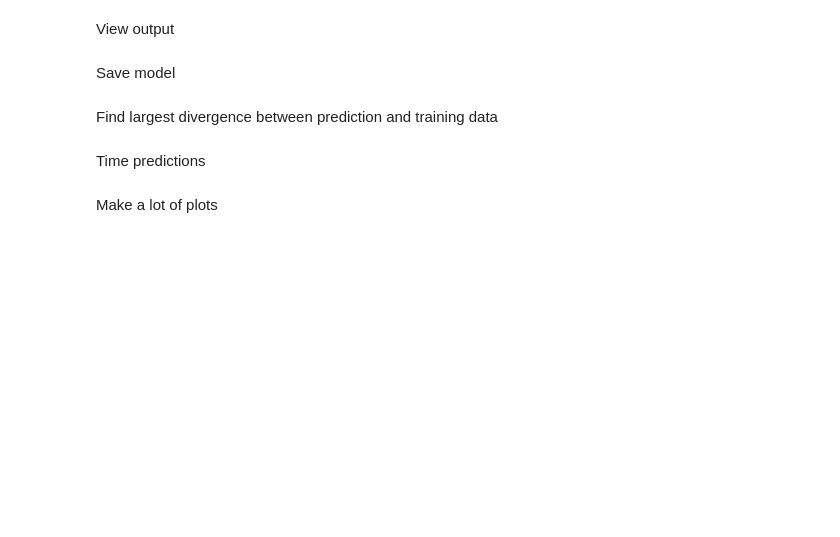
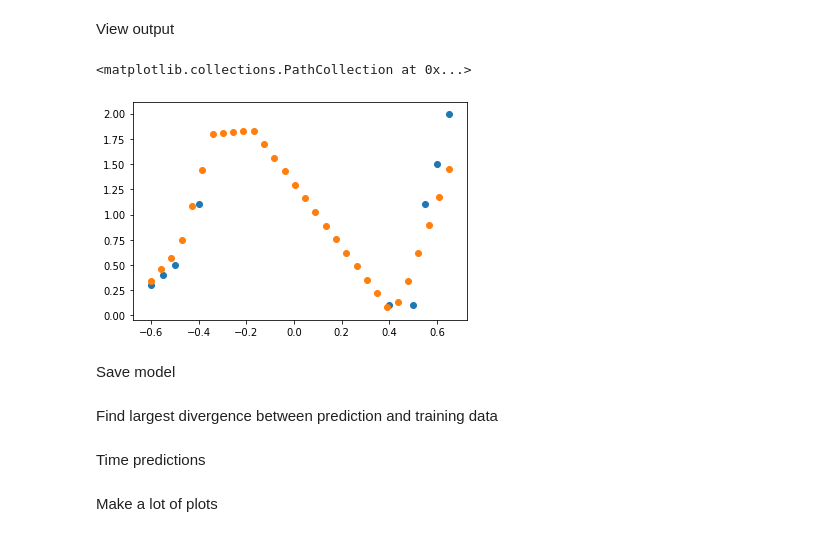
Before and after one commit to gglaubit/amr_capstone, a Jupyter notebook: processing/train_network_ramp_data.ipynb, the cells around one changed output. Saved outputs shown, nothing was run; the diff lists cells and outputs as text; code cells hidden in the pictures; blank space fills up the shorter version.

Commit message:
1 speed ramp predictions

```diff
--- a/processing/train_network_ramp_data.ipynb
+++ b/processing/train_network_ramp_data.ipynb
@@ -16,11 +16,11 @@ tf.random.set_seed(1)
 Set parameters
 # %%
 # file with training input and output data: format is x,y
-input_file = 'RampSuccessData_highlow.csv'
+input_file = 'RampSuccessData_FEB20_filtered.csv'
 
 # names of input/output columns
-inputs = ['length', 'angle']
-outputs = ['low_speed', 'high_speed']
+inputs = ['mu', 'length', 'angle']
+outputs = ['speed']
 
 # these set the input/output dimensions of the network
 input_size = len(inputs)
@@ -52,7 +52,8 @@ Base model
 model = keras.models.Sequential()
 model.add(keras.layers.Dense(input_size, activation='linear'))
 #model.add(keras.layers.Dense(20,activation='relu'))
-model.add(keras.layers.Dense(7,activation='relu'))
+model.add(keras.layers.Dense(5,activation='relu'))
+model.add(keras.layers.Dense(5,activation='relu'))
 #model.add(keras.layers.Dense(4,activation='relu'))
 model.add(keras.layers.Dense(output_size,activation='relu'))
 model.compile(loss='mse',optimizer='adam')
@@ -68,7 +69,7 @@ full_model.compile(loss='mse',optimizer='adam',metrics=['mse'])
 # %% [markdown]
 Split data
 # %%
-x_train, x_val, y_train, y_val = train_test_split(x, y, test_size=0.001, shuffle= True)
+x_train, x_val, y_train, y_val = train_test_split(x, y, test_size=0.33, shuffle= True)
 # %% [markdown]
 Train model
 # %%
@@ -92,19 +98,22 @@ plt.figure()
 View output
 # %%
 # plot speed vs angle given mu, threshold
-length = 2.5 # set mu
-#angle = 4 # set threshold
+mu = 1 # set mu
+length = 1 # set length
+angle = np.linspace(-0.6,0.65,30)
 
 # bug: mu = 0.009 is read as 0.0090..01
 #plot_values = [i for i in x if i[0] == mu and i[2] == thresh] # x, y
-plot_x = [i for i in x if np.isclose(i[0], length)] # x, y
+plot_x = [i for i in x if (np.isclose(i[0], mu) and np.isclose(i[1], length))] # x, y
 # this is not generic enough...
-pred_x = [[length,angle] for angle in np.linspace(-0.6,0.65,30)]
+pred_x = [[mu, length, a] for a in angle]
 pred = full_model.predict(pred_x)
 
-#plt.plot([i[1] for i in plot_values], [y[i] for i,v in enumerate(x) if v[0] == mu and v[2] == thresh])
-plt.scatter([i[1] for i in plot_x], [y[i][0] for i,v in enumerate(x) if np.isclose(v[0], length)])
-plt.scatter([i[1] for i in pred_x], pred[...,0])
+plt.scatter([i[2] for i in plot_x], [y[i] for i,v in enumerate(x) if (np.isclose(v[0], mu) and np.isclose(v[1], length))])
+plt.scatter([i[2] for i in pred_x], pred)
+# %% [output]
+<matplotlib.collections.PathCollection at 0x...>
+[figure, added]
 # %% [markdown]
 Save model
 # %%
```
Also changed, not shown: parts of 5 cells of this notebook.
